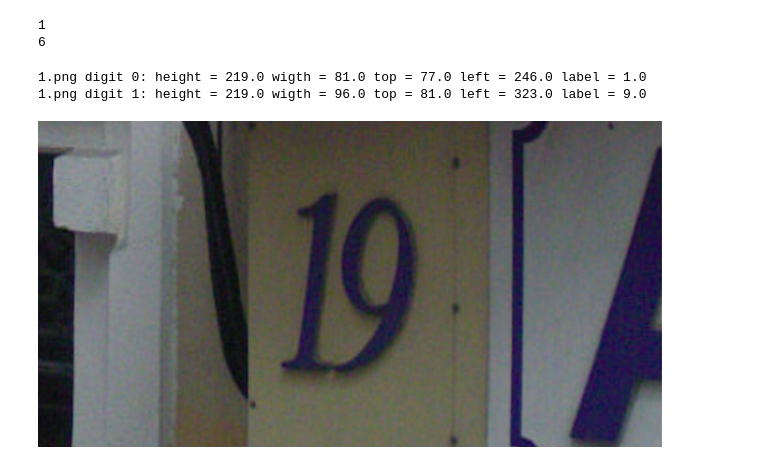
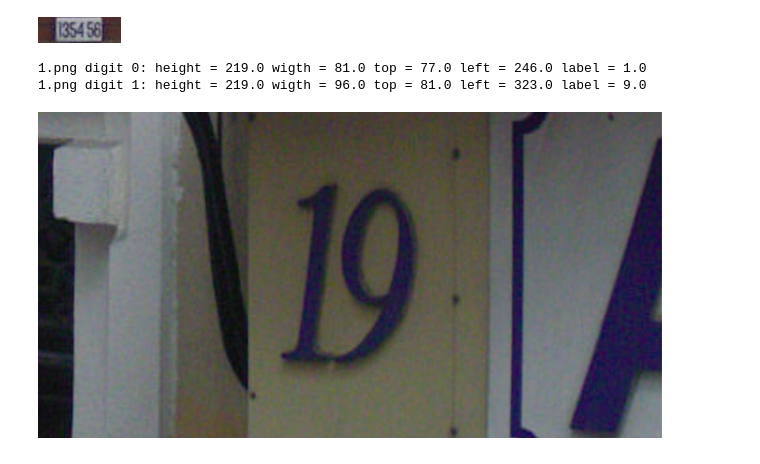
Before and after one commit to charlescc9/deep-learning-image-classification, a Jupyter notebook: svhn_large.ipynb, the cells around one changed output. Saved outputs shown, nothing was run; the diff lists cells and outputs as text; code cells hidden in the pictures.

Commit message:
feat: removed outlier point with 6 digits

```diff
--- a/svhn_large.ipynb
+++ b/svhn_large.ipynb
@@ -48,16 +48,14 @@ def extract_metadata(dr):
 train_metadata = extract_metadata(train_dir)
 test_metadata = extract_metadata(test_dir)
 # extra_metadata = extract_metadata(extra_dir)
-# %%
-print min([len(x) for x in train_metadata.values()])
-print max([len(x) for x in train_metadata.values()])
-# print min([len(x) for x in test_metadata.values()])
-# print max([len(x) for x in test_metadata.values()])
-# print min([len(x) for x in extra_metadata.values()])
-# print max([len(x) for x in extra_metadata.values()])
-# %% [output]
-1
-6
+# %%
+# In all three dataseta, only one image has more than 5 digits, 29930.png in the training set
+# This image is an outlier, so we will remove it
+display.display(display.Image(train_dir + '/' + str(29930) + '.png'))
+if '29930.png' in train_metadata:
+    del train_metadata['29930.png']
+# %% [output]
+[figure, added]
 # %%
 # look at a few images
 for i in xrange(1, 3):
```
Also changed, not shown: parts of 3 cells of this notebook.
